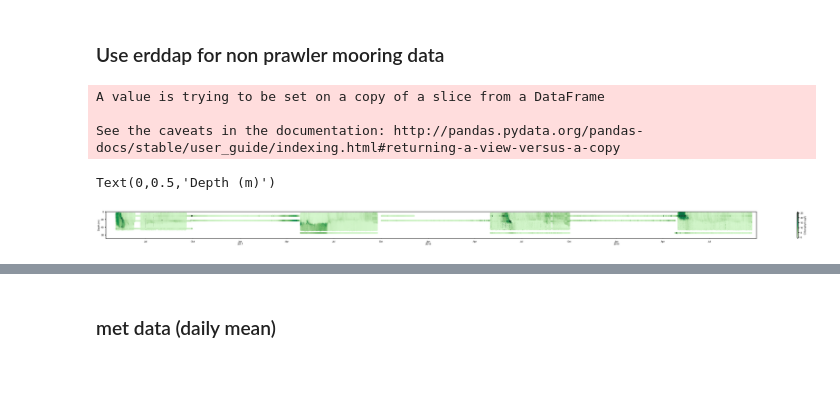
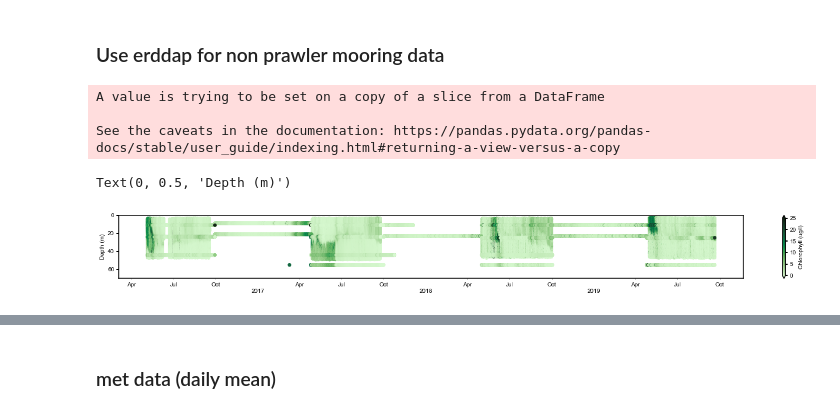
Before and after one commit to NOAA-PMEL/EcoFOCI_Jupyter_Notebooks, a Jupyter notebook: 2020/AMSS/AMSS_Figures.ipynb, the cells around one changed output, grey strips where cells are left out. Cells and saved outputs as stored; diff of their text form; code cells hidden in the pictures; blank space fills up the shorter version.

```diff
--- a/2020/AMSS/AMSS_Figures.ipynb
+++ b/2020/AMSS/AMSS_Figures.ipynb
@@ -464,8 +671,9 @@ fig.savefig('sal_all.svg')
 ### Use erddap for non prawler mooring data
 # %%
 server_url = 'http://downdraft.pmel.noaa.gov:8080/erddap'
-dlist = ['datasets_Mooring_18bs2c_final','datasets_Mooring_17bs2c_final','datasets_Mooring_16bs2c_preliminary',
-         'datasets_Mooring_19bsm2a_final','datasets_Mooring_18bsm2a_final','datasets_Mooring_17bsm2a_final','datasets_Mooring_16bsm2a_final']
+dlist = ['datasets_Mooring_18bs2c_final','datasets_Mooring_17bs2c_final','datasets_Mooring_16bs2c_final',
+         'datasets_Mooring_19bsm2a_final','datasets_Mooring_18bsm2a_final','datasets_Mooring_17bsm2a_final','datasets_Mooring_16bsm2a_final',
+        'datasets_Mooring_19bsitaepr2a_final']
 d = ERDDAP(server=server_url,
            protocol='tabledap',
            response='csv',
@@ -474,8 +682,6 @@ df_all_m = {}
 
 
 for did in dlist:
-    d.dataset_id=did
-
 
     #usally two data bases exist for each deployment, a preliminary and a final
     d.dataset_id=did
@@ -485,11 +691,11 @@ for did in dlist:
         dataset_id=did,
         standard_name=lambda v: v is not None
     )
-    d.variables =  variables
 
+    d.variables = variables
     # useful if only wanting a small time portion
     d.constraints = {
-            'time>=': '2016-01-01T00:00:00Z',
+            'time>=': '2015-01-01T00:00:00Z',
             'time<=': '2020-10-10T00:00:00Z',
     }
 
@@ -507,48 +713,49 @@ for did in dlist:
     for column in df.columns:
         df[column][df[column] > 1e34] = np.nan
 
-    df.tail()
-
     df_all_m.update({did:df})
 # %% [output]
 A value is trying to be set on a copy of a slice from a DataFrame
 
-See the caveats in the documentation: http://pandas.pydata.org/pandas-docs/stable/user_guide/indexing.html#returning-a-view-versus-a-copy
+See the caveats in the documentation: https://pandas.pydata.org/pandas-docs/stable/user_guide/indexing.html#returning-a-view-versus-a-copy
 # %%
-fig, ax = plt.subplots(figsize=(58, 2))
+fig, ax = plt.subplots(figsize=(24, 2))
 
 vmax=25
 vmin=0
 
 for df,name in enumerate(df_all):
     df = df_all[name]
     cs = ax.scatter(df.index, df['depth'], s=15, c=df['Chlorophyll'],
                     vmin=vmin, vmax=vmax, marker='o', edgecolor='none', cmap=cmocean.cm.algae)
 
 for df,name in enumerate(df_all_m):
     df = df_all_m[name]
     for name,group in df.groupby(df.depth):
-        ax.scatter(group.index,group.depth,c=group['Chlorophyll_Fluorescence'],
+        if not (np.isnan(group['Chlorophyll_Fluorescence']).all()):
+
+            ax.scatter(group.index,group.depth,c=group['Chlorophyll_Fluorescence'],
               vmin=vmin, vmax=vmax, marker='o', edgecolor='none',
                cmap=cmocean.cm.algae)
+
 
 ax.set_ylim(0, 70)
 ax.invert_yaxis()
 xfmt = mdates.DateFormatter('%d-%b')
 ax.xaxis.set_major_locator(YearLocator())
 ax.xaxis.set_minor_locator(MonthLocator(range(1,12,3),bymonthday=1))
 ax.xaxis.set_minor_formatter(DateFormatter('%b'))
 ax.xaxis.set_major_formatter(DateFormatter('\n%Y'))
 ax.xaxis.set_tick_params(which='major', pad=7)
 ax.xaxis.set_tick_params(which='minor', pad=5)
 
-ax.set_xlim(['2016-4-15','2019-9-30'])
+#ax.set_xlim(['2016-4-15','2019-9-30'])
 cbar = fig.colorbar(cs, orientation='vertical', extend='both')
 cbar.ax.set_ylabel('Chlorophyll (ug/l)')
 ax.set_ylabel('Depth (m)')
 # %% [output]
-Text(0,0.5,'Depth (m)')
+Text(0, 0.5, 'Depth (m)')
-[figure, old version]
+[figure, new version]
 # %%
 fig.savefig('chlor_all.png')
 fig.savefig('chlor_all.svg')
```
Also changed, not shown: parts of 15 cells of this notebook, 56 other files.
